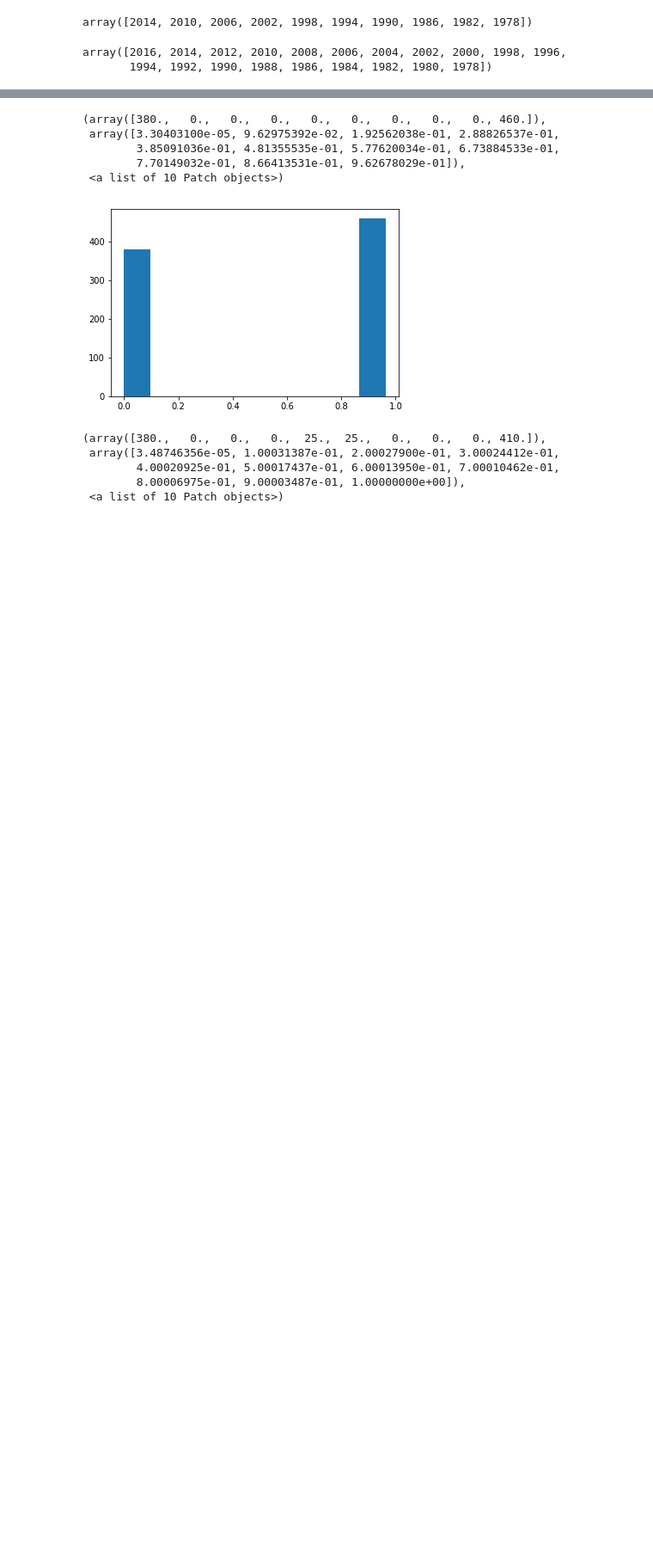
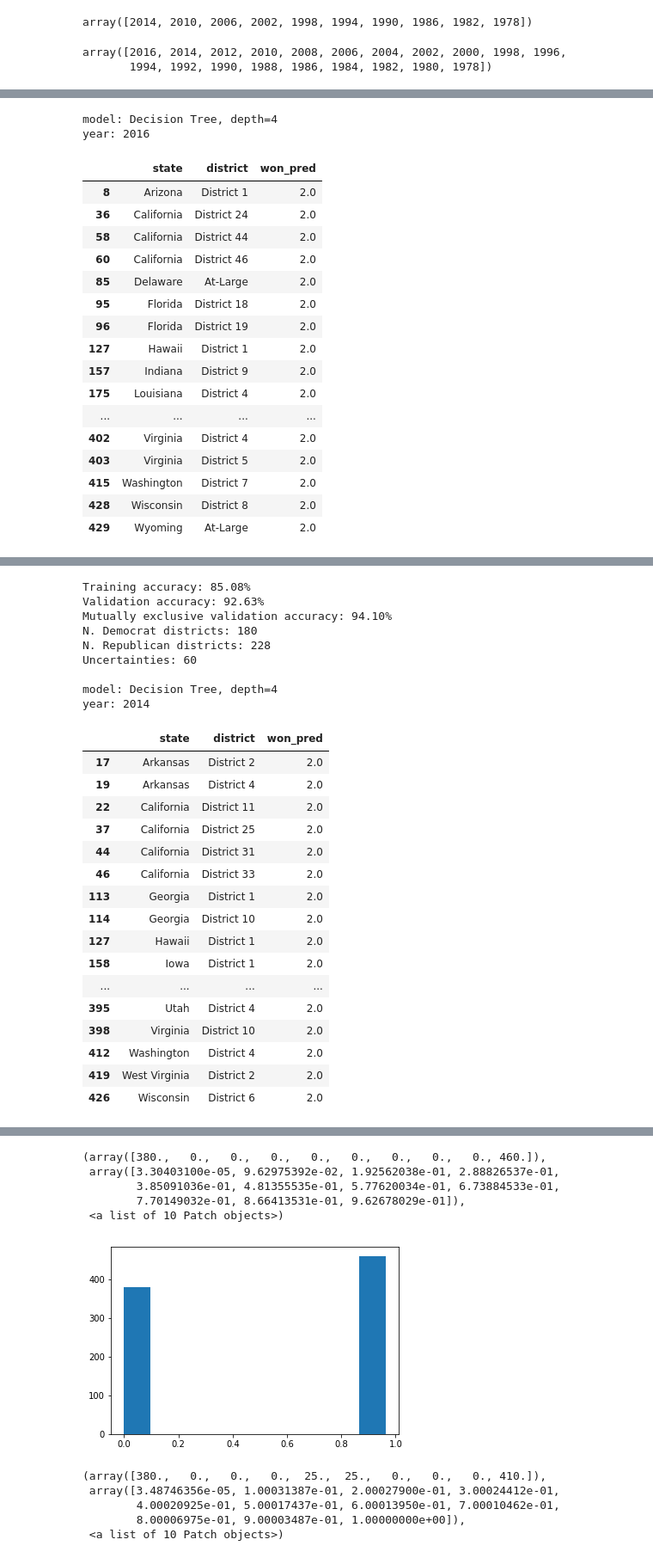
Before and after one commit to pmary/harvard_E-109A_final, a Jupyter notebook: 05-Modeling.ipynb, the cells around one changed output, grey strips where cells are left out. Shown at 86% size. Saved outputs shown, nothing was run; the diff lists cells and outputs as text; code cells hidden in the pictures; blank space fills up the shorter version.

```diff
--- a/05-Modeling.ipynb
+++ b/05-Modeling.ipynb
@@ -409,0 +492,22 @@ for year in years:
+# %%
+modelListTrain(modelList[-2:], train_data, years)
+# %% [output]
+model: Decision Tree, depth=4
+year: 2016
+|  | state | district | won_pred |
+| 8 | Arizona | District 1 | 2.0 |
+| 36 | California | District 24 | 2.0 |
+| 58 | California | District 44 | 2.0 |
+| 60 | California | District 46 | 2.0 |
+| 85 | Delaware | At-Large | 2.0 |
+| 95 | Florida | District 18 | 2.0 |
+| 96 | Florida | District 19 | 2.0 |
+| 127 | Hawaii | District 1 | 2.0 |
+| 157 | Indiana | District 9 | 2.0 |
+| 175 | Louisiana | District 4 | 2.0 |
+| ... | ... | ... | ... |
+| 402 | Virginia | District 4 | 2.0 |
+| 403 | Virginia | District 5 | 2.0 |
+| 415 | Washington | District 7 | 2.0 |
+| 428 | Wisconsin | District 8 | 2.0 |
+| 429 | Wyoming | At-Large | 2.0 |
@@ -409,0 +520,26 @@ for year in years:
+Training accuracy: 85.08%
+Validation accuracy: 92.63%
+Mutually exclusive validation accuracy: 94.10%
+N. Democrat districts: 180
+N. Republican districts: 228
+Uncertainties: 60
+
+model: Decision Tree, depth=4
+year: 2014
+|  | state | district | won_pred |
+| 17 | Arkansas | District 2 | 2.0 |
+| 19 | Arkansas | District 4 | 2.0 |
+| 22 | California | District 11 | 2.0 |
+| 37 | California | District 25 | 2.0 |
+| 44 | California | District 31 | 2.0 |
+| 46 | California | District 33 | 2.0 |
+| 113 | Georgia | District 1 | 2.0 |
+| 114 | Georgia | District 10 | 2.0 |
+| 127 | Hawaii | District 1 | 2.0 |
+| 158 | Iowa | District 1 | 2.0 |
+| ... | ... | ... | ... |
+| 395 | Utah | District 4 | 2.0 |
+| 398 | Virginia | District 10 | 2.0 |
+| 412 | Washington | District 4 | 2.0 |
+| 419 | West Virginia | District 2 | 2.0 |
+| 426 | Wisconsin | District 6 | 2.0 |
```
Also changed, not shown: parts of 13 cells of this notebook.
